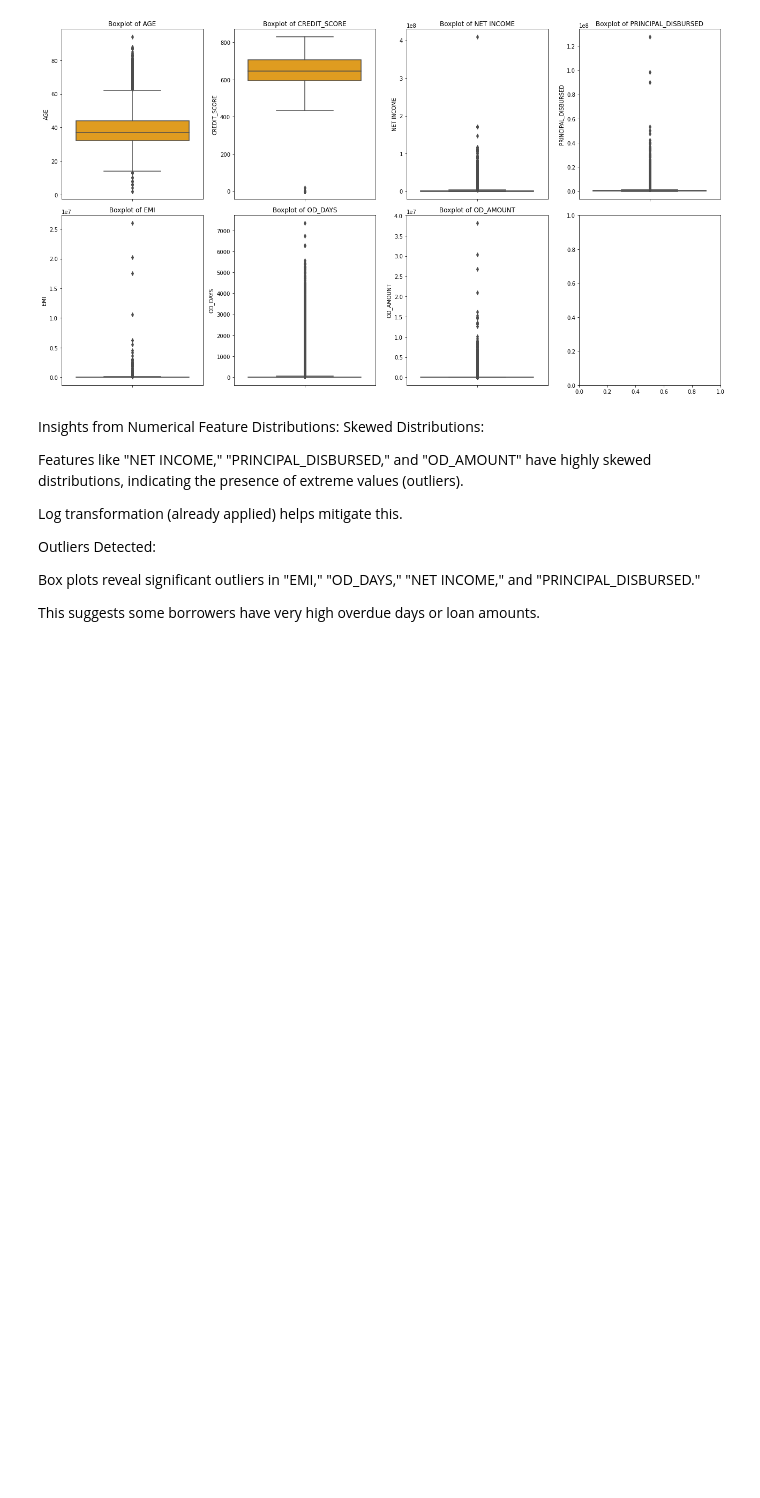
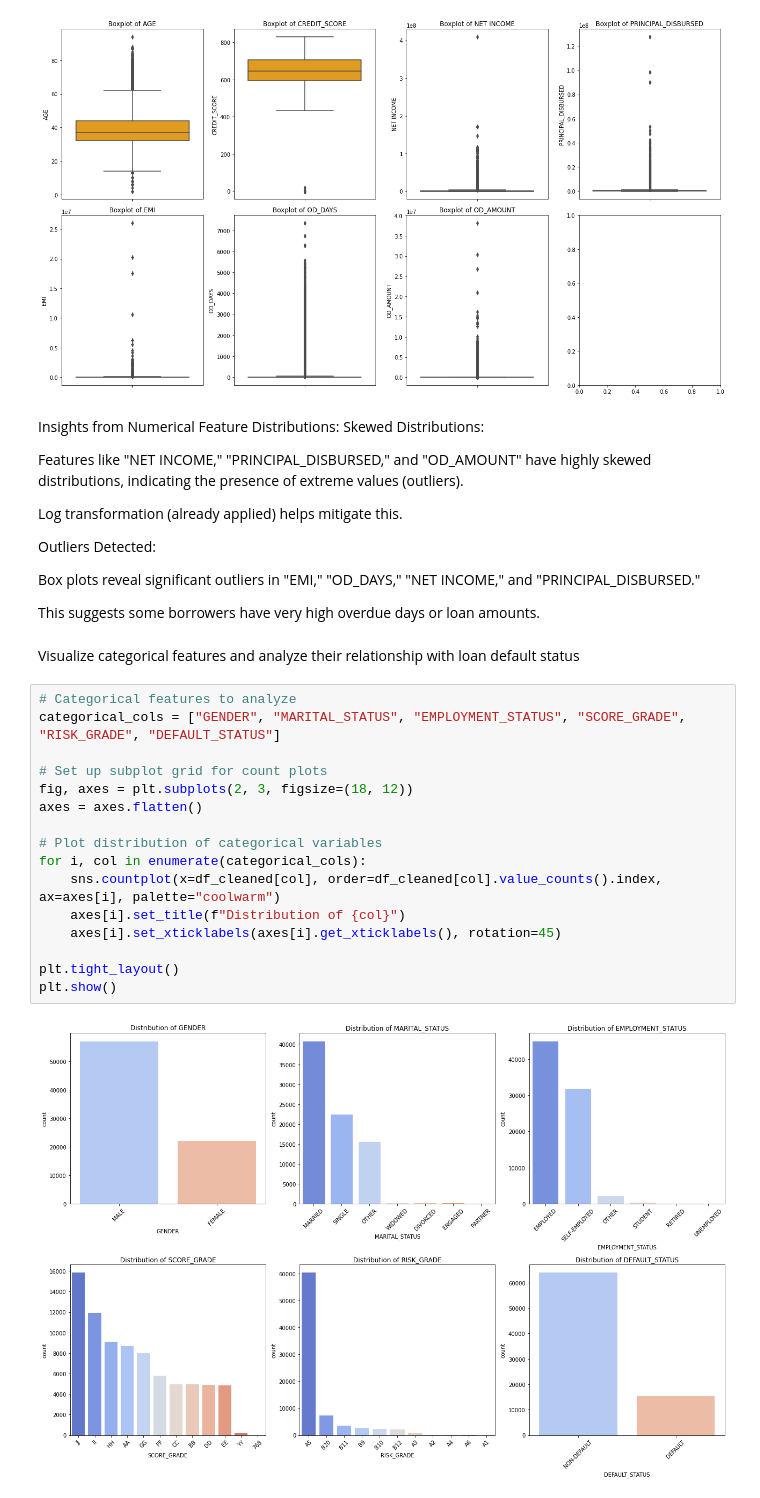
Before and after one commit to AlexIrungu/DSC-CapstoneProject, a Jupyter notebook: notebooks/michael.ipynb, the cells around one changed output. Cells and saved outputs as stored; diff of their text form; blank space fills up the shorter version.

Commit message:
insights of numerical categorical feature analysis

```diff
--- a/notebooks/michael.ipynb
+++ b/notebooks/michael.ipynb
@@ -601,3 +601,23 @@ Outliers Detected:
 Box plots reveal significant outliers in "EMI," "OD_DAYS," "NET INCOME," and "PRINCIPAL_DISBURSED."
 
 This suggests some borrowers have very high overdue days or loan amounts.
+# %% [markdown]
+Visualize categorical features and analyze their relationship with loan default status
+# %%
+# Categorical features to analyze
+categorical_cols = ["GENDER", "MARITAL_STATUS", "EMPLOYMENT_STATUS", "SCORE_GRADE", "RISK_GRADE", "DEFAULT_STATUS"]
+
+# Set up subplot grid for count plots
+fig, axes = plt.subplots(2, 3, figsize=(18, 12))
+axes = axes.flatten()
+
+# Plot distribution of categorical variables
+for i, col in enumerate(categorical_cols):
+    sns.countplot(x=df_cleaned[col], order=df_cleaned[col].value_counts().index, ax=axes[i], palette="coolwarm")
+    axes[i].set_title(f"Distribution of {col}")
+    axes[i].set_xticklabels(axes[i].get_xticklabels(), rotation=45)
+
+plt.tight_layout()
+plt.show()
+# %% [output]
+[figure, added]
```
Also changed, not shown: parts of 4 cells of this notebook.
